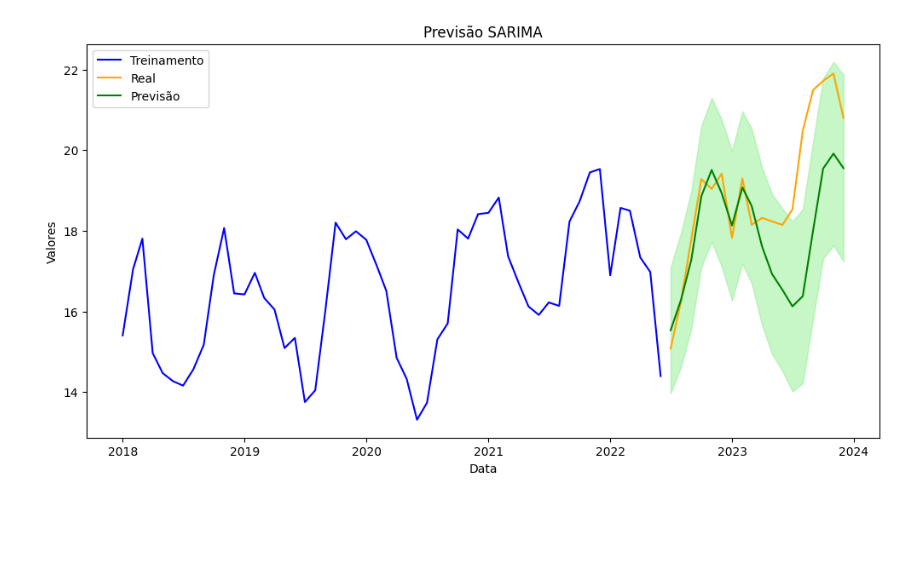
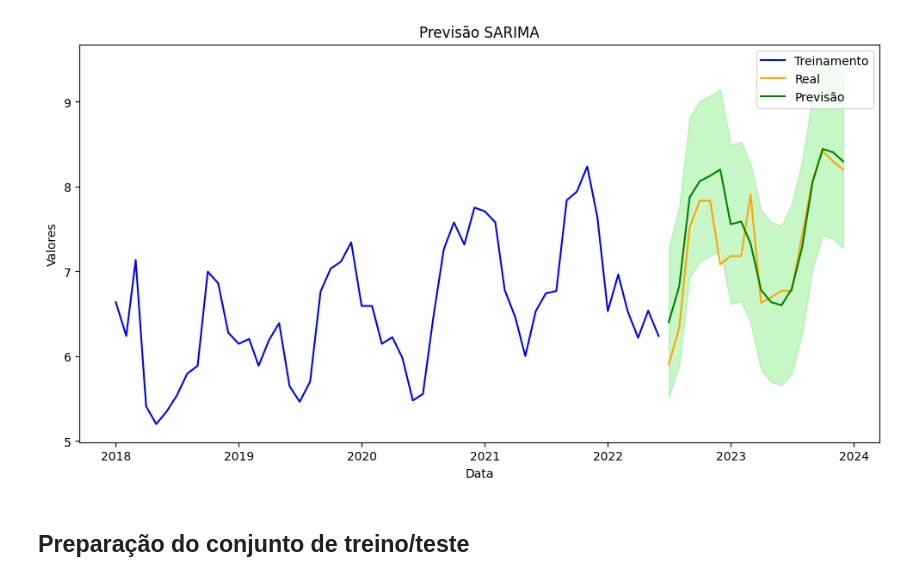
Before and after one commit to ruanvirginio/scriptsMestrado, a Jupyter notebook: transformaBaseST.ipynb, the cells around one changed output. Cells and saved outputs as stored; diff of their text form; code cells hidden in the pictures; blank space fills up the shorter version.

```diff
--- a/transformaBaseST.ipynb
+++ b/transformaBaseST.ipynb
@@ -13,7 +15,6 @@ def filtrar_coluna_iqr(df, coluna):
     Q3 = df[coluna].quantile(0.75)
     IQR = Q3 - Q1
 
-    # Calculando limites inferior e superior
     lower_bound = Q1 - 1.5 * IQR
     upper_bound = Q3 + 1.5 * IQR
 
@@ -21,25 +22,20 @@ def filtrar_coluna_iqr(df, coluna):
 
 # Função para aplicar o filtro baseado em Média Móvel
 def filtrar_coluna_media_movel(df, coluna, janela=20, threshold=4):
-    # Calculando a média móvel
+
     media_movel = df[coluna].rolling(window=janela, center=True).mean()
-
-    # Calculando o desvio da média móvel
     desvio = np.abs(df[coluna] - media_movel)
 
     # Determinando o limite de outliers baseado no desvio padrão local
     limite_superior = media_movel + threshold * desvio.std()
     limite_inferior = media_movel - threshold * desvio.std()
 
-    # Retornando o dataframe filtrado
     return df[(df[coluna] >= limite_inferior) & (df[coluna] <= limite_superior)]
 
 # Função para aplicar o filtro baseado em Z-Score
 def filtrar_coluna_zscore(df, coluna, threshold=3):
     media = df[coluna].mean()
     desvio_padrao = df[coluna].std()
-
-    # Calculando o Z-Score
     z_scores = (df[coluna] - media) / desvio_padrao
 
     # Filtrando os valores cujo Z-Score seja menor que o threshold
@@ -58,11 +54,9 @@ def aplicar_filtro(df, coluna, metodo='iqr', janela=20, threshold=4, z_threshold
         raise ValueError("Método inválido! Escolha entre 'iqr', 'media_movel' ou 'zscore'.")
 
 
-# Caminho para o arquivo CSV
-path = r'C:\Users\ruanv\OneDrive\Documentos\Mestrado\Projeto de Mestrado\bases'
+url = "https://media.githubusercontent.com/media/ruanvirginio/scriptsMestrado/refs/heads/main/demandaTrafos_2018-2023.csv"
 
-# Lendo o arquivo CSV
-df = pd.read_csv(os.path.join(path,'demandaTrafos_2018-2023.csv'), sep=';', encoding='latin-1')
+df = pd.read_csv(url,  sep=';', encoding='latin-1')
 
 # Renomeando as colunas
 df.rename(columns={
@@ -71,11 +65,11 @@ df.rename(columns={
     'Data/Hora Medição': 'datahora'
 }, inplace=True)
 
-# Convertendo para datetime e salvando o módulo dos valores
+# Convertendo para datetime e salvando o módulo dos valores, pois pode ocorrer valores negativos
 df['datahora'] = pd.to_datetime(df['datahora'], dayfirst=True, errors='coerce')
 df['P'] = df['P'].abs()  # salvando o módulo dos valores
 df['Q'] = df['Q'].abs()  # salvando o módulo dos valores
-df['S'] = np.sqrt(df['P']**2 + df['Q']**2)  # Calculando a potência aparente
+df['S'] = np.sqrt(df['P']**2 + df['Q']**2)  # Calculando a potência aparente (S), em kVA
 
 # Removendo linhas com S = 0
 df = df[df['S'] != 0]
@@ -84,13 +78,13 @@ df = df[df['S'] != 0]
 df_filtrado = pd.DataFrame()
 
 # Escolha do método de filtragem ('iqr', 'media_movel' ou 'zscore')
-metodo_filtro = 'media_movel'  # Altere para o método que deseja usar ('iqr', 'media_movel', 'zscore')
+metodo_filtro = 'media_movel'
 
 # Percorrendo cada transformador
 for trafo in df['TRAFO'].unique():
     df_trafo = df[df['TRAFO'] == trafo]
 
-    # Aplicar o filtro escolhido
+    # Aplicando o filtro escolhido
     df_trafo_filtrado = aplicar_filtro(df_trafo, 'S', metodo=metodo_filtro, janela=20, threshold=4, z_threshold=3)
 
     # Adicionar os dados filtrados ao DataFrame final
@@ -105,14 +99,16 @@ fig_aparente = px.line(df_filtrado, x='datahora', y='S', color='TRAFO',
                        title='Potência Aparente ao Longo do Tempo por Transformador',
                        labels={'S': 'Potência Aparente (kVA)', 'Dia': 'Data'})
 
-# Exibir ou salvar o gráfico
+# Exibir ou salvar o gráfico em
 # fig_aparente.show()
 # fig_aparente.write_html("Demanda ao longo do tempo - IQR.html")
 # %%
 import matplotlib.pyplot as plt
 from statsmodels.tsa.statespace.sarimax import SARIMAX
 
-df = df_filtrado[df_filtrado['TRAFO'] == 'PTS-02T1']
+trafo_escolhido = 'PCO-02T1'
+
+df = df_filtrado[df_filtrado['TRAFO'] == trafo_escolhido] # escolhendo algum transformador para predição
 
 df = df[['datahora', 'S']]
 
@@ -121,32 +117,34 @@ df = df.set_index(['datahora'])
 df = df.resample('MS').max()
 
 df.sort_index(inplace=True)
 
 df['S'] = df['S'].interpolate()
 
 # Dividindo os dados em conjunto de treino e teste
 train_size = int(len(df) * 0.75)
 train, test = df.iloc[:train_size], df.iloc[train_size:]
 
 # Ajustando o modelo SARIMA, com sazonalidade de 12 meses
 model = SARIMAX(train['S'], order=(1, 1, 1), seasonal_order=(12, 1, 12, 12))
 results = model.fit()
 
 predictions = results.get_forecast(steps=len(test))
 predicted_mean = predictions.predicted_mean
 confidence_intervals = predictions.conf_int()
 
 # Plot dos resultados
 plt.figure(figsize=(12, 6))
 plt.plot(train.index, train['S'], label='Treinamento', color='blue')
 plt.plot(test.index, test['S'], label='Real', color='orange')
 plt.plot(predicted_mean.index, predicted_mean, label='Previsão', color='green')
 plt.fill_between(predicted_mean.index, confidence_intervals.iloc[:, 0], confidence_intervals.iloc[:, 1], color='lightgreen', alpha=0.5)
 plt.title('Previsão SARIMA')
 plt.xlabel('Data')
 plt.ylabel('Valores')
 plt.legend()
 plt.show()
 # %% [output]
-[figure, old version]
+[figure, new version]
+# %% [markdown]
+## Preparação do conjunto de treino/teste
 # %%
```
Also changed, not shown: parts of 4 cells of this notebook.
